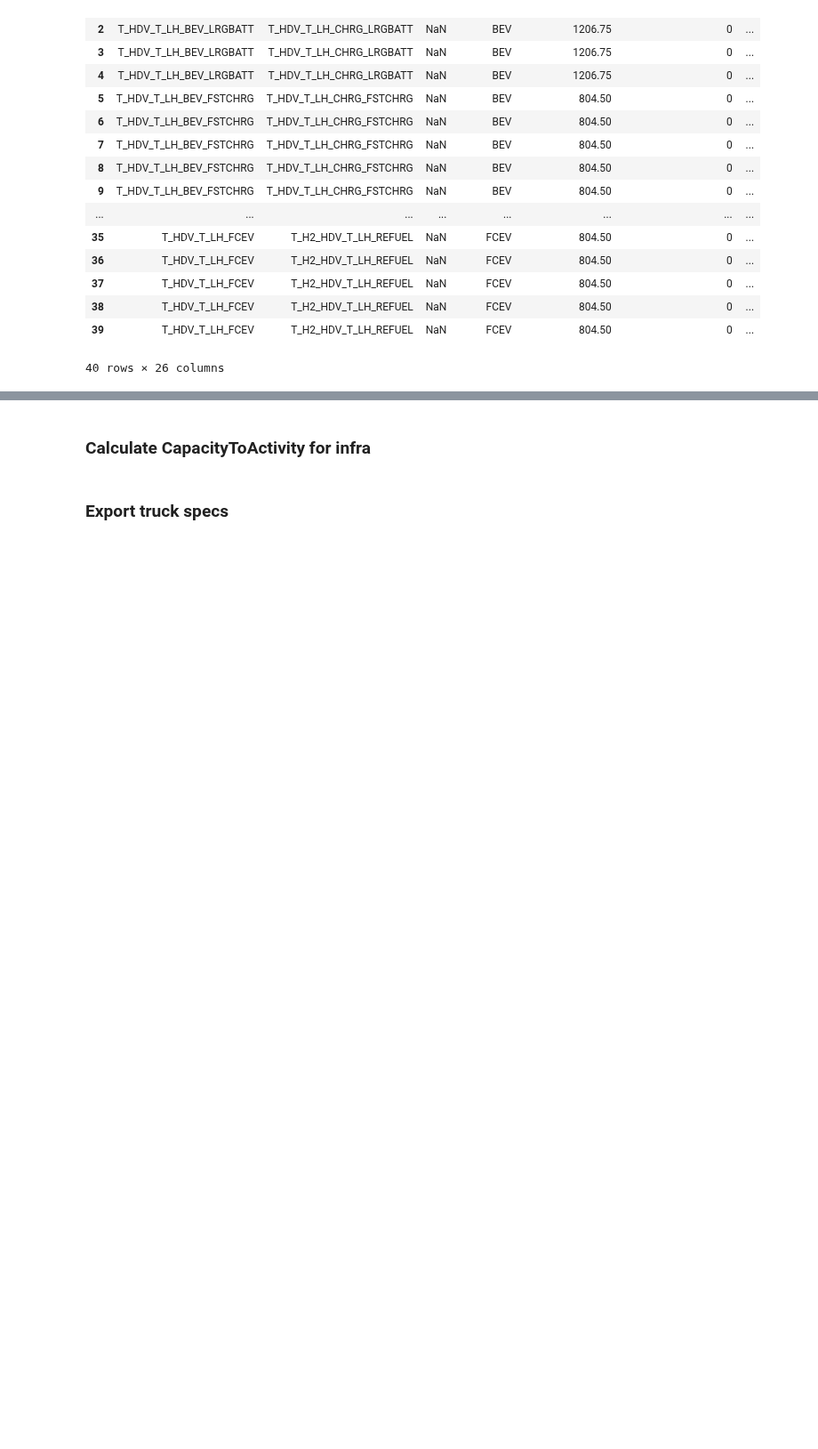
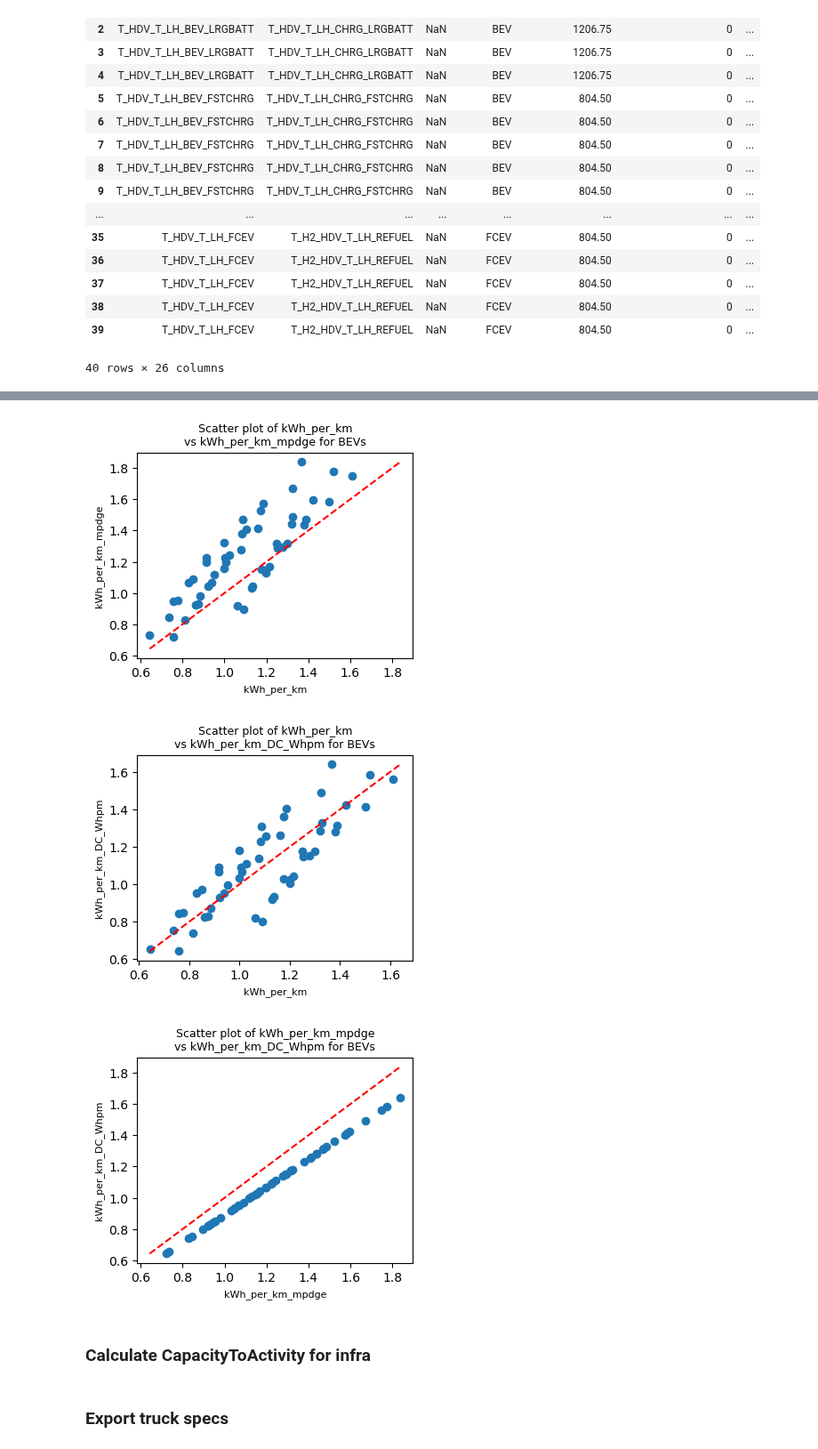
Before and after one commit to CANOE-main/canoe-transportation, a Jupyter notebook: lihwei_db_edits/create-input-data.ipynb, the cells around one changed output, grey strips where cells are left out. Shown at 89% size. Drawn from its saved outputs; the diff is of its cells as text; code cells hidden in the pictures; blank space fills up the shorter version.

```diff
--- a/lihwei_db_edits/create-input-data.ipynb
+++ b/lihwei_db_edits/create-input-data.ipynb
@@ -84,20 +84,28 @@ To be appended in sheet 'Autonomie 2023 MHDV', with column names:
 # %%
 # Read the Excel file and select the relevant sheet
 file_path = 'Autonomie HDT.xlsx'
-autonomie_df = pd.read_excel(file_path, sheet_name='class8_longhaul_regional')
+autonomie_df = pd.read_excel(file_path, sheet_name='class8_longhaul_daycab')
 
 # Calculate kWh/km depending on Powertrain
 # if BEV, use Usable_Energy_kWh / Range
 autonomie_df['kWh_per_km'] = np.where(
     autonomie_df['Powertrain'] == 'BEV',
     autonomie_df['Usable_Energy_kWh'] / (autonomie_df['Range'] * 1.60934),  # Convert miles to km
-    # if FCEV or ICE, use mpgde to calculate kWh/km
+    # if FCEV, use kg H2 * 33.33 LHV / Range km
+    #np.where(
+    #    autonomie_df['Powertrain'] == 'FCEV',
+    #    autonomie_df['H2_Mass_kg'] * 33.33 / (autonomie_df['Range'] * 1.60934),  # Convert miles to km
+    # if ICE, use mpgde to calculate kWh/km
     # 1 gallon diesel = 37.656 kWh, 1 mile = 1.60934 km
     # 128,488 Btu/gal Low Sulfur Diesel https://afdc.energy.gov/fuels/properties
     37.656 / (autonomie_df['mpgde'] * 1.60934)
+    #)
 )
+# Try: just use mpdge?
+autonomie_df['kWh_per_km_mpdge'] = 37.656 / (autonomie_df['mpgde'] * 1.60934)
+autonomie_df['kWh_per_km_DC_Whpm'] = (autonomie_df['DC_Whpm'] / 1.60934 / 1000)  # Convert Wh/mile to kWh/km
 
-autonomie_df = autonomie_df[autonomie_df['Purpose'] == "Longhaul"]
+autonomie_df = autonomie_df.query('RegCode.isin(["DayCab", "Sleeper"])')
 # %%
 # Function to compute scaled vehicle cost and weight based on desired range
 def compute_scaled_attributes(df, Powertrain, Year, Case, Purpose, RegCode, desired_range_km,
@@ -274,3 +317,30 @@ truck_specs#.drop(columns='notes').query('Year==2030')
+# %%
+# Investigate mpdge vs Wh/mile for BETs, H2FCETs, ICE trucks
+# mpdge, DC_Whpm (this is weighted by drive cycle (ARB, EPA55, EPA65))
+# kWh_per_km: calculated based on Usable kWh vs range for BETs, mpdge for H2FCETs and ICE
+# kWh_per_km_mpdge: calculated based on mpgde for all powertrains, for comparison
+# kWh_per_km_DC_Whpm: calculated based on DC_Whpm for BETs, for comparison
+
+# compare mpdge vs DC_Whpm for BETs with scatterplot
+import matplotlib.pyplot as plt
+import itertools
+# give all pairwise combinations of kWh_per_km, kWh_per_km_mpdge, kWh_per_km_DC_Whpm
+for x,y in itertools.combinations(['kWh_per_km', 'kWh_per_km_mpdge', 'kWh_per_km_DC_Whpm'], 2):
+    plot_data = autonomie_df.query('Powertrain=="BEV"')
+    plt.figure(figsize=(4,3))
+    plt.scatter(data=plot_data, x=x, y=y)
+    # add line y=x for reference
+    plt.plot([plot_data[[x,y]].min().min(), plot_data[[x,y]].max().max()],
+             [plot_data[[x,y]].min().min(), plot_data[[x,y]].max().max()],
+             color='red', linestyle='--')
+    plt.xlabel(x, fontsize=8)
+    plt.ylabel(y, fontsize=8)
+    plt.title(f'Scatter plot of {x}\nvs {y} for BEVs', fontsize=9)
+    plt.show()
+# %% [output]
+[figure, added]
+[figure, added]
+[figure, added]
 # %% [markdown]
 ### Calculate CapacityToActivity for infra
 # %%
```
Also changed, not shown: parts of 22 cells of this notebook, 32 other files.
